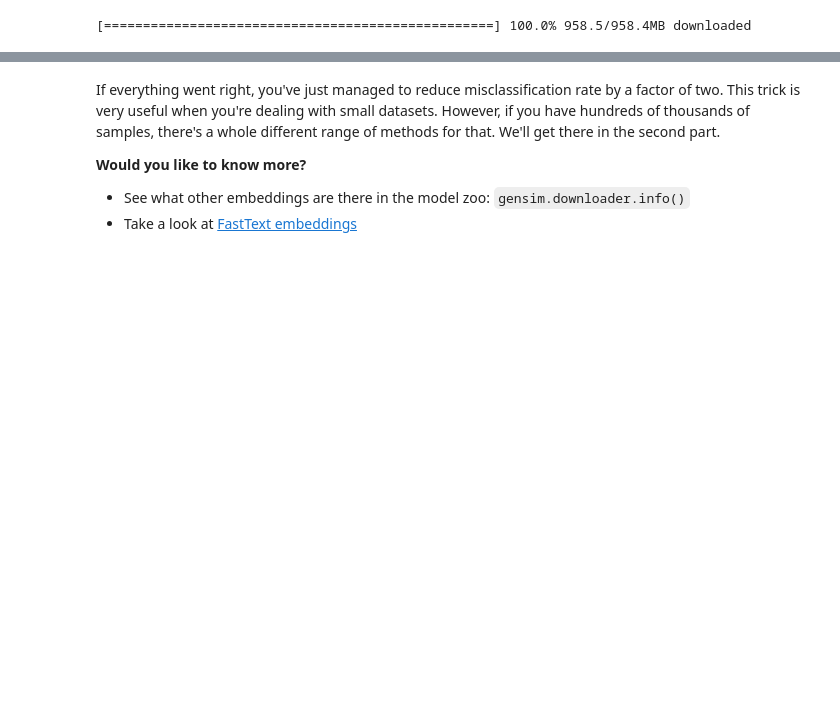
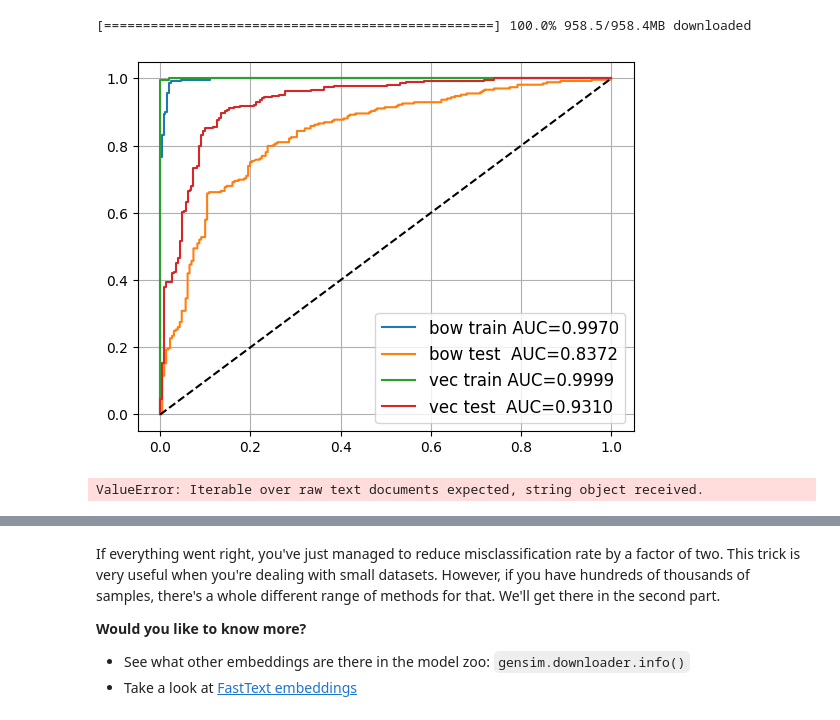
Before and after one commit to go2swim/CV-kaggle-contest, a Jupyter notebook: week01_embeddings/seminar.ipynb, the cells around one changed output, grey strips where cells are left out. Cells and saved outputs as stored; diff of their text form; code cells hidden in the pictures; blank space fills up the shorter version.

```diff
--- a/week01_embeddings/seminar.ipynb
+++ b/week01_embeddings/seminar.ipynb
@@ -701,16 +701,14 @@ embeddings = gensim.downloader.load("fasttext-wiki-news-subwords-300")
 # %% [output]
 [==================================================] 100.0% 958.5/958.4MB downloaded
 # %%
-
-
 def vectorize_sum(comment):
     """
     implement a function that converts preprocessed comment to a sum of token vectors
     """
     embedding_dim = embeddings.vectors.shape[1]
-    features = np.zeros([embedding_dim], dtype='float32')
 
-    # YOUR CODE
+    features = [embeddings[word] for word in comment.split() if word in embeddings]
+    features = np.array(features).sum(axis=0)
 
     return features
 
@@ -722,20 +720,22 @@ assert np.allclose(
 X_train_wv = np.stack([vectorize_sum(text) for text in texts_train])
 X_test_wv = np.stack([vectorize_sum(text) for text in texts_test])
 # %%
-wv_model = LogisticRegression().fit(X_train_wv, y_train)
+wv_model = LogisticRegression(max_iter=1000).fit(X_train_wv, y_train)
 
 for name, X, y, model in [
     ('bow train', X_train_bow, y_train, bow_model),
     ('bow test ', X_test_bow, y_test, bow_model),
     ('vec train', X_train_wv, y_train, wv_model),
     ('vec test ', X_test_wv, y_test, wv_model)
 ]:
     proba = model.predict_proba(X)[:, 1]
     auc = roc_auc_score(y, proba)
     plt.plot(*roc_curve(y, proba)[:2], label='%s AUC=%.4f' % (name, auc))
 
 plt.plot([0, 1], [0, 1], '--', color='black',)
 plt.legend(fontsize='large')
 plt.grid()
 
 assert roc_auc_score(y_test, wv_model.predict_proba(X_test_wv)[:, 1]) > 0.92, "something's wrong with your features"
+# %% [output]
+[figure, added]
@@ -741,0 +769,5 @@ assert roc_auc_score(y_test, wv_model.predict_proba(X_test_wv)[:, 1]) > 0.92, "s
+# %%
+X_train_wv = np.stack([tf_idf_vectorize_sum(text) for text in texts_train])
+X_test_wv = np.stack([tf_idf_vectorize_sum(text) for text in texts_test])
+# %% [output]
+ValueError: Iterable over raw text documents expected, string object received.
```
Also changed, not shown: parts of 3 cells of this notebook.
